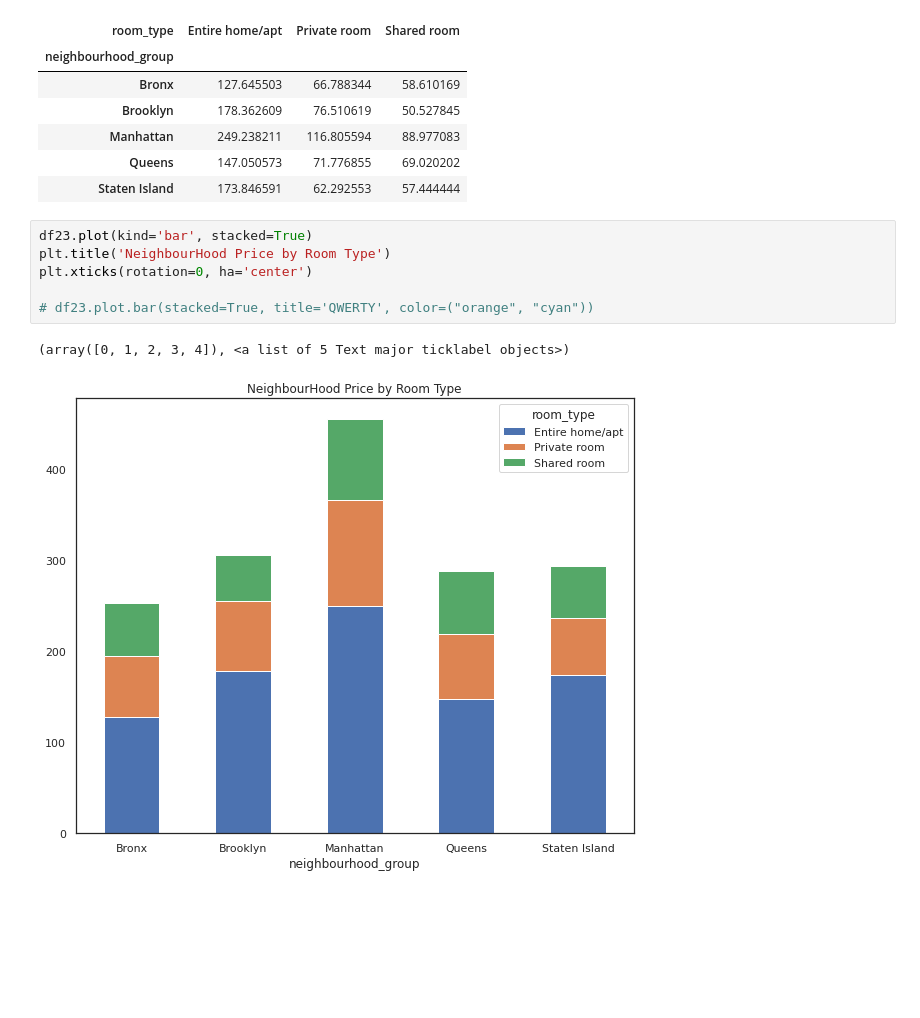
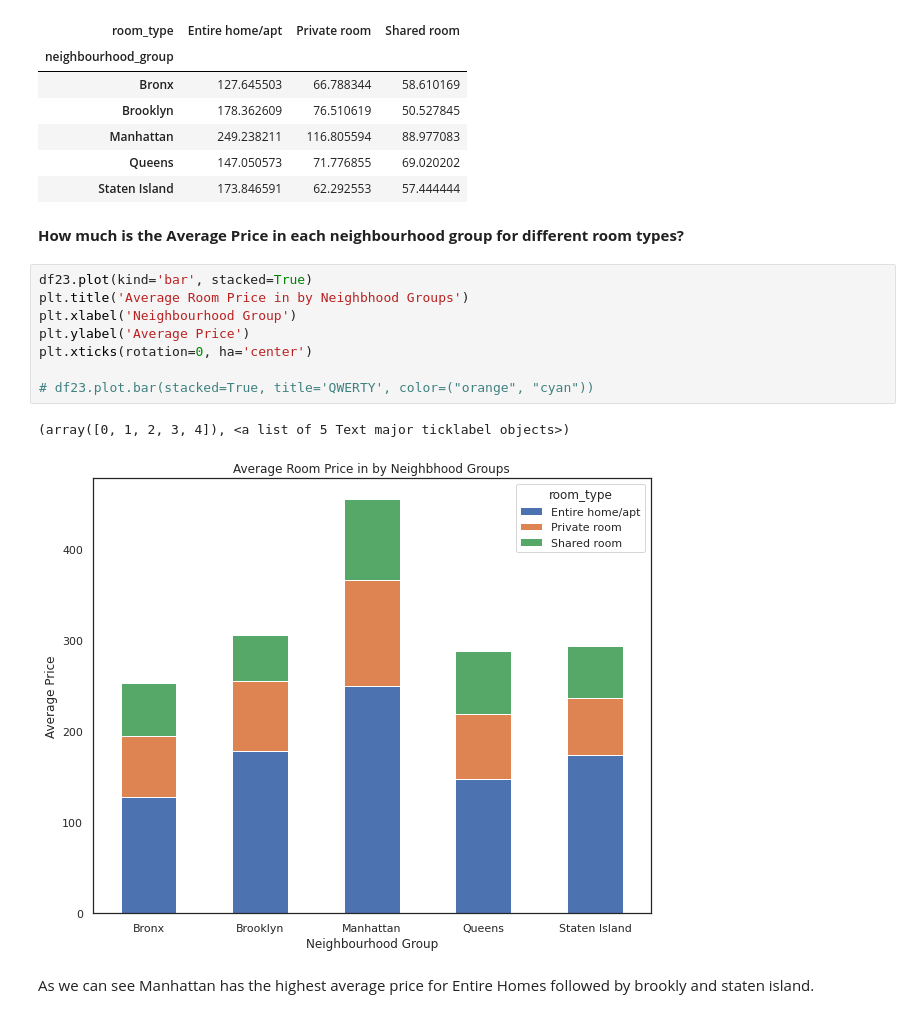
Before and after one commit to sourabhumarani/airbnb-booking, a Jupyter notebook: Airbnb_Bookings.ipynb, the cells around one changed output. Saved outputs shown, nothing was run; the diff lists cells and outputs as text; blank space fills up the shorter version.

```diff
--- a/Airbnb_Bookings.ipynb
+++ b/Airbnb_Bookings.ipynb
@@ -400,12 +409,18 @@ df23.sort_values('room_type', axis=1, ascending=True)
 | Manhattan | 249.238211 | 116.805594 | 88.977083 |
 | Queens | 147.050573 | 71.776855 | 69.020202 |
 | Staten Island | 173.846591 | 62.292553 | 57.444444 |
+# %% [markdown]
+**How much is the Average Price in each neighbourhood group for different room types?**
 # %%
 df23.plot(kind='bar', stacked=True)
-plt.title('NeighbourHood Price by Room Type')
+plt.title('Average Room Price in by Neighbhood Groups')
+plt.xlabel('Neighbourhood Group')
+plt.ylabel('Average Price')
 plt.xticks(rotation=0, ha='center')
 
 # df23.plot.bar(stacked=True, title='QWERTY', color=("orange", "cyan"))
 # %% [output]
 (array([0, 1, 2, 3, 4]), <a list of 5 Text major ticklabel objects>)
-[figure, old version]
+[figure, new version]
+# %% [markdown]
+As we can see Manhattan has the highest average price for Entire Homes followed by brookly and staten island.
```
Also changed, not shown: parts of 7 cells of this notebook.
